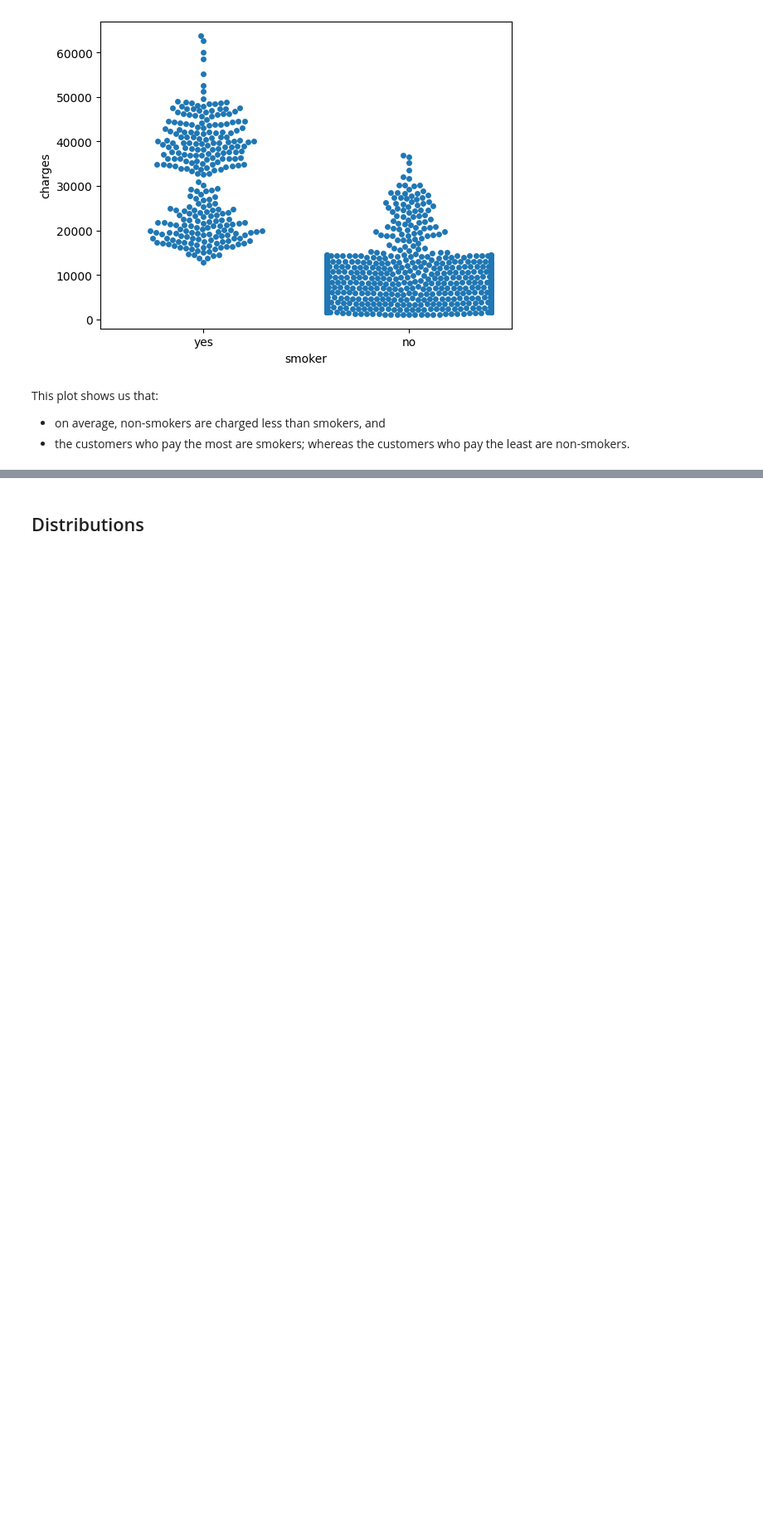
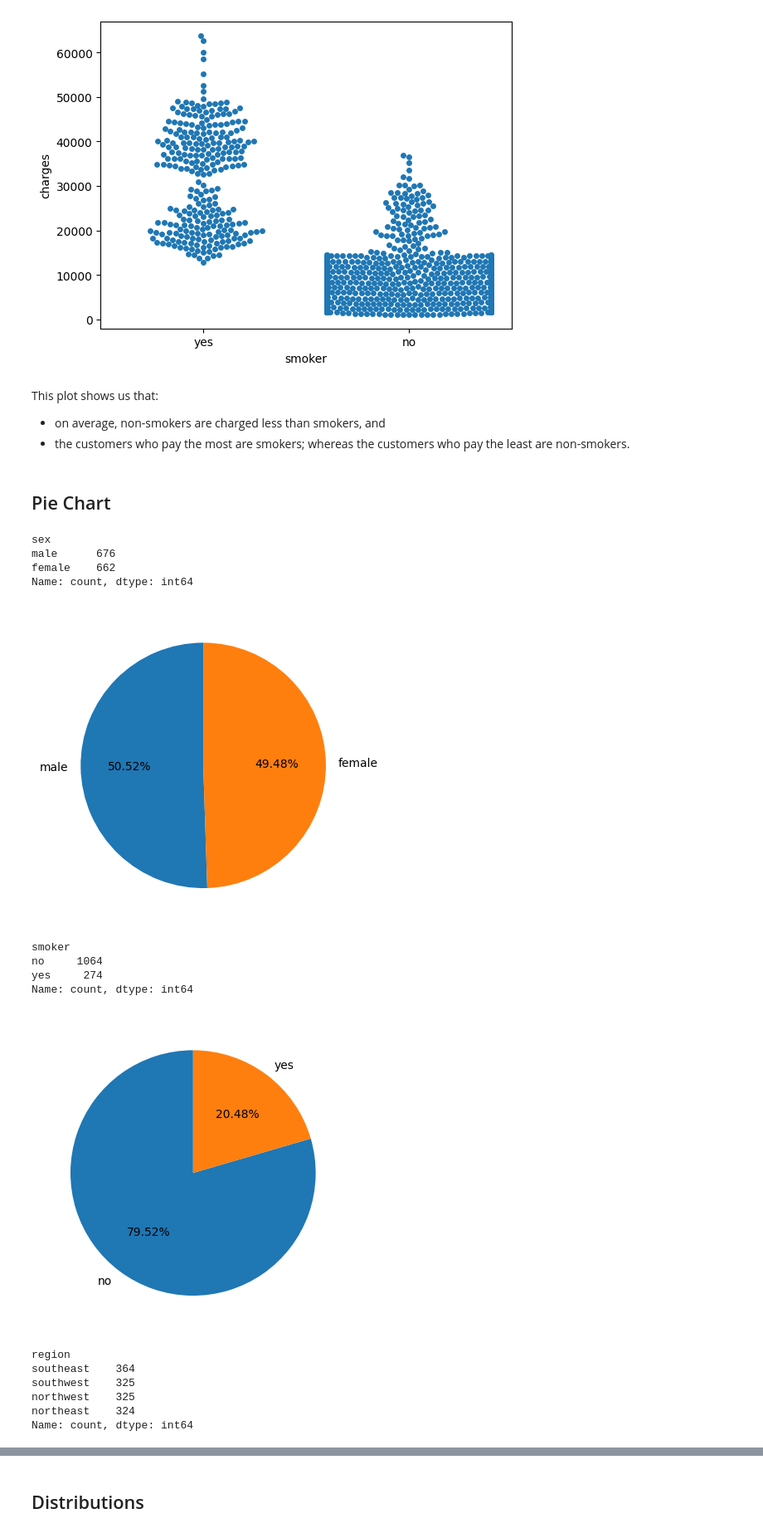
Before and after one commit to andersonliu/learn_ai, a Jupyter notebook: notebooks/data_visualization/visualization.ipynb, the cells around one changed output, grey strips where cells are left out. Shown at 83% size. Saved outputs shown, nothing was run; the diff lists cells and outputs as text; code cells hidden in the pictures; blank space fills up the shorter version.

```diff
--- a/notebooks/data_visualization/visualization.ipynb
+++ b/notebooks/data_visualization/visualization.ipynb
@@ -241,3 +261,35 @@ This plot shows us that:
 
 * on average, non-smokers are charged less than smokers, and
 * the customers who pay the most are smokers; whereas the customers who pay the least are non-smokers.
+# %% [markdown]
+## Pie Chart
+# %%
+insurance_data.describe(include="object").T
+
+category_features = insurance_data\
+    .select_dtypes(include=['object'])\
+    .columns.\
+    tolist()
+
+for feature in category_features:
+    aggregation = insurance_data[feature].value_counts()
+    print(aggregation, '\n\n')
+    plt.pie(x=aggregation, labels=aggregation.index, autopct='%1.2f%%', startangle=90)
+    plt.show()
+# %% [output]
+sex
+male      676
+female    662
+Name: count, dtype: int64
+[figure, added]
+smoker
+no     1064
+yes     274
+Name: count, dtype: int64
+[figure, added]
+region
+southeast    364
+southwest    325
+northwest    325
+northeast    324
+Name: count, dtype: int64
```
Also changed, not shown: parts of 4 cells of this notebook, 13 other files.
